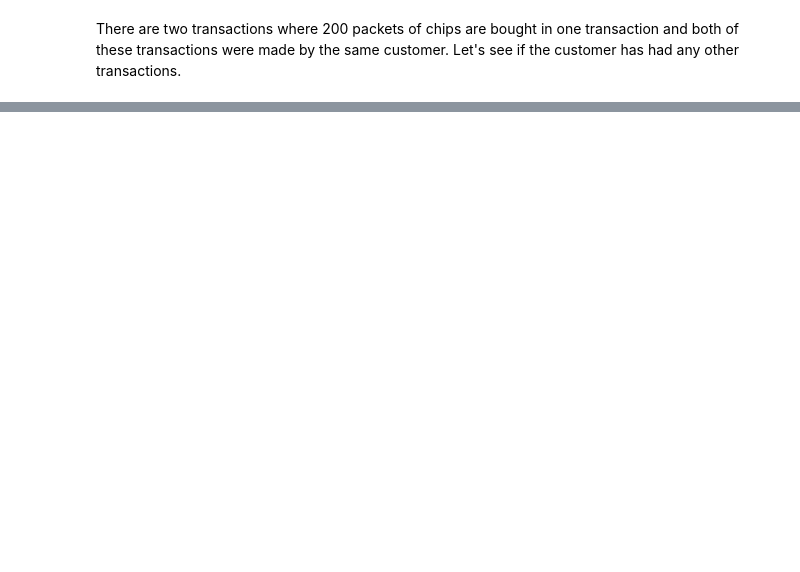
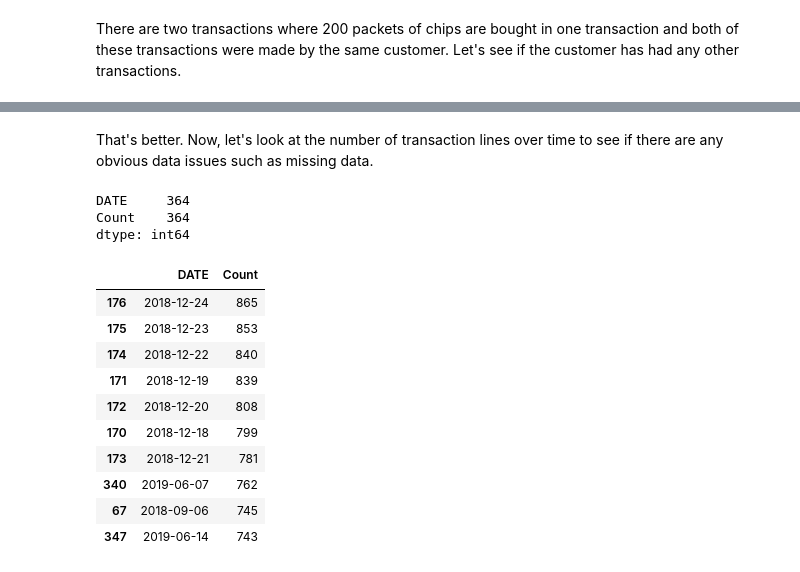
Before and after one commit to jacques-serfontein/QuantiumVEP, a Jupyter notebook: Task1/Task1.ipynb, the cells around one changed output, grey strips where cells are left out. Saved outputs shown, nothing was run; the diff lists cells and outputs as text; code cells hidden in the pictures; blank space fills up the shorter version.

```diff
--- a/Task1/Task1.ipynb
+++ b/Task1/Task1.ipynb
@@ -151,0 +178,22 @@ transactions.
+# %% [markdown]
+That's better. Now, let's look at the number of transaction lines over time to see
+if there are any obvious data issues such as missing data.
+# %%
+date_counts = transaction_data_df.groupby(['DATE']).size().reset_index(name='Count').sort_values(['Count'], ascending=False)
+print(date_counts.count())
+date_counts.head(10)
+# %% [output]
+DATE     364
+Count    364
+dtype: int64
+|  | DATE | Count |
+| 176 | 2018-12-24 | 865 |
+| 175 | 2018-12-23 | 853 |
+| 174 | 2018-12-22 | 840 |
+| 171 | 2018-12-19 | 839 |
+| 172 | 2018-12-20 | 808 |
+| 170 | 2018-12-18 | 799 |
+| 173 | 2018-12-21 | 781 |
+| 340 | 2019-06-07 | 762 |
+| 67 | 2018-09-06 | 745 |
+| 347 | 2019-06-14 | 743 |
```
Also changed, not shown: parts of 8 cells of this notebook.
